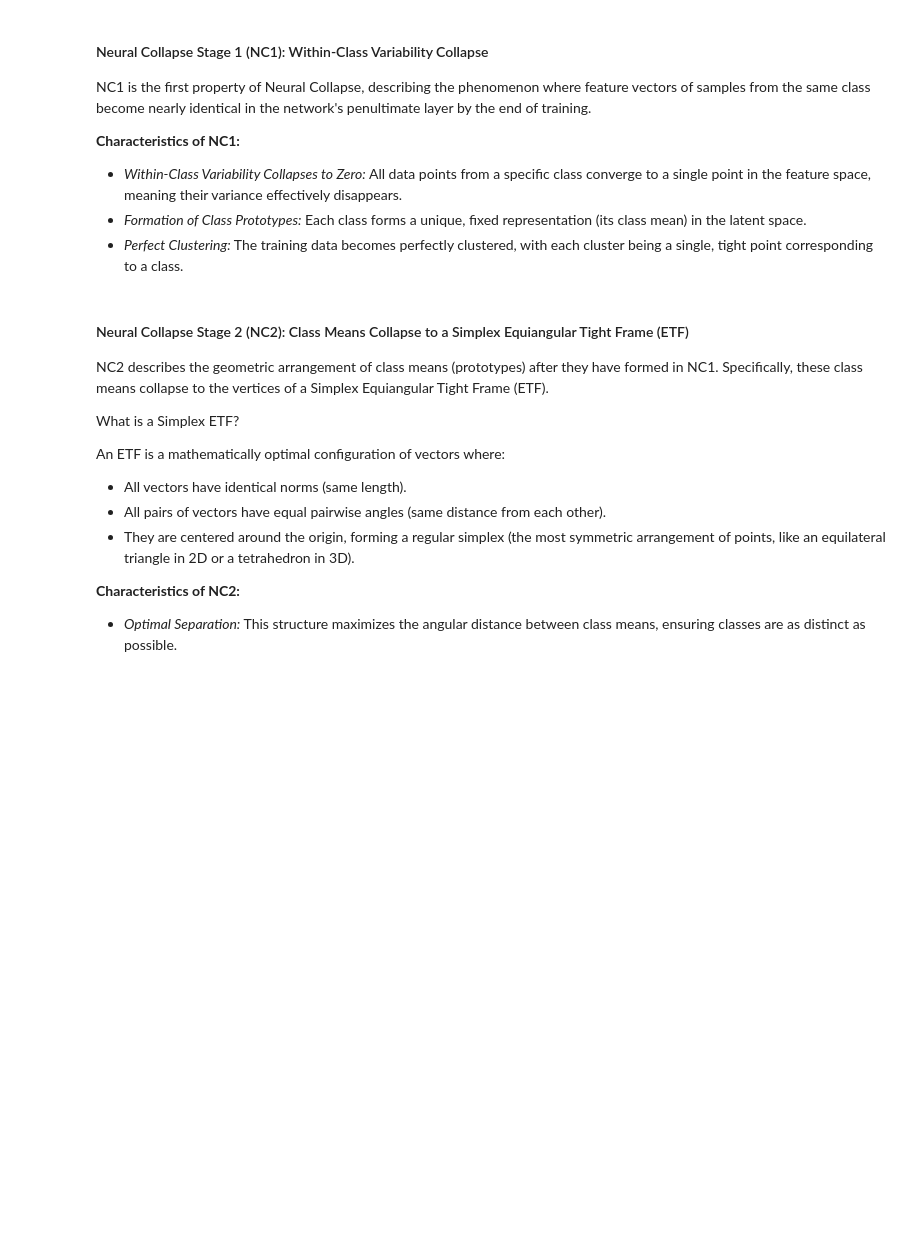
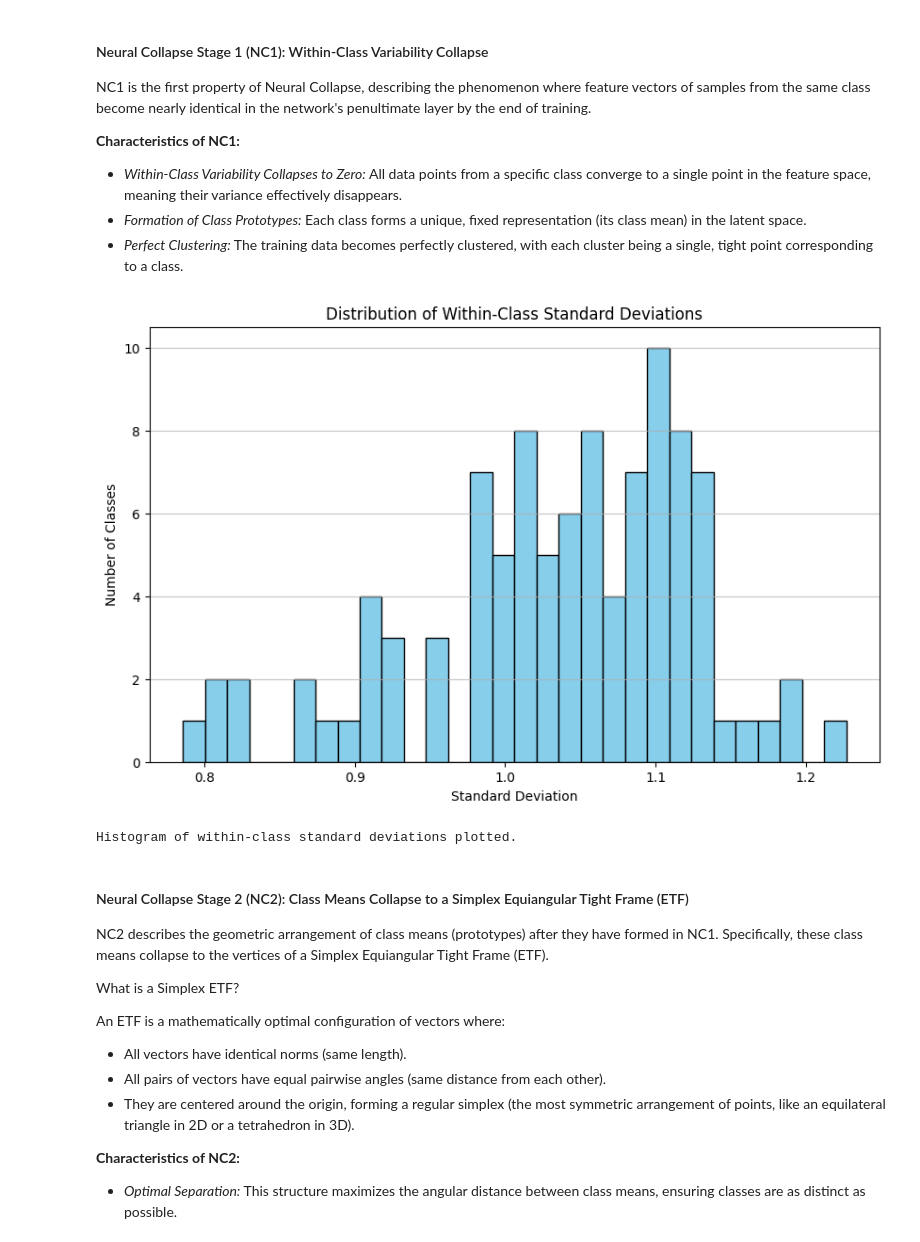
Before and after one commit to leofalabella/deeplearn_compvis, a Jupyter notebook: Practical_Work_Deep_Learning_for_Computer_Vision.ipynb, the cells around one changed output. Saved outputs shown, nothing was run; the diff lists cells and outputs as text; code cells hidden in the pictures; blank space fills up the shorter version.

Commit message:
Neural Collapse experiemnts

```diff
--- a/Practical_Work_Deep_Learning_for_Computer_Vision.ipynb
+++ b/Practical_Work_Deep_Learning_for_Computer_Vision.ipynb
@@ -660,3 +646,9 @@ It helps explain why deep networks generalize well, as the structured representa
 Neural Collapse typically occurs toward the end of training because:
 1.  **Optimization Convergence:** As loss approaches zero, the cross-entropy loss pushes features closer to their correct classifier weights.
 2.  **Implicit Regularization:** In overparameterized networks, the optimization process guides the model toward this maximally separated, symmetric solution.
+# %%
+id_train_features_nc, _, id_train_labels_nc = extract_model_outputs(resnet18, cifar100_dataset.train_loader)
+
+print("Extracted features and labels for CIFAR-100 training dataset for Neural Collapse analysis.")
+print(f"ID Train Features shape: {id_train_features_nc.shape}")
+print(f"ID Train Labels shape: {id_train_labels_nc.shape}")
@@ -669,6 +730,19 @@ NC1 is the first property of Neural Collapse, describing the phenomenon where fe
 - *Within-Class Variability Collapses to Zero:* All data points from a specific class converge to a single point in the feature space, meaning their variance effectively disappears.
 - *Formation of Class Prototypes:* Each class forms a unique, fixed representation (its class mean) in the latent space.
 - *Perfect Clustering:* The training data becomes perfectly clustered, with each cluster being a single, tight point corresponding to a class.
+# %%
+plt.figure(figsize=(10, 6))
+plt.hist(class_stds_nc.cpu().numpy(), bins=30, color='skyblue', edgecolor='black')
+plt.title('Distribution of Within-Class Standard Deviations')
+plt.xlabel('Standard Deviation')
+plt.ylabel('Number of Classes')
+plt.grid(axis='y', alpha=0.75)
+plt.show()
+
+print("Histogram of within-class standard deviations plotted.")
+# %% [output]
+[figure, added]
+Histogram of within-class standard deviations plotted.
 # %% [markdown]
 #### Neural Collapse Stage 2 (NC2): Class Means Collapse to a Simplex Equiangular Tight Frame (ETF)
 
```
Also changed, not shown: parts of 15 cells of this notebook, 1 other file.
